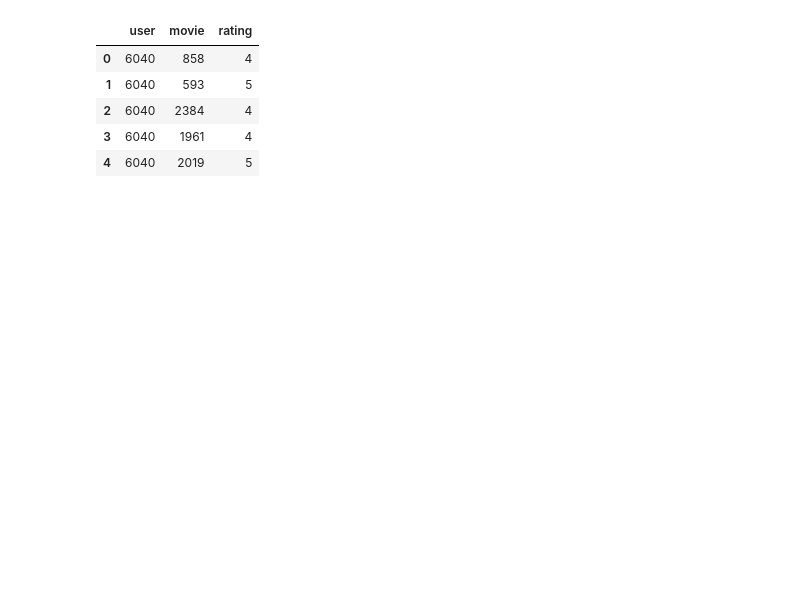
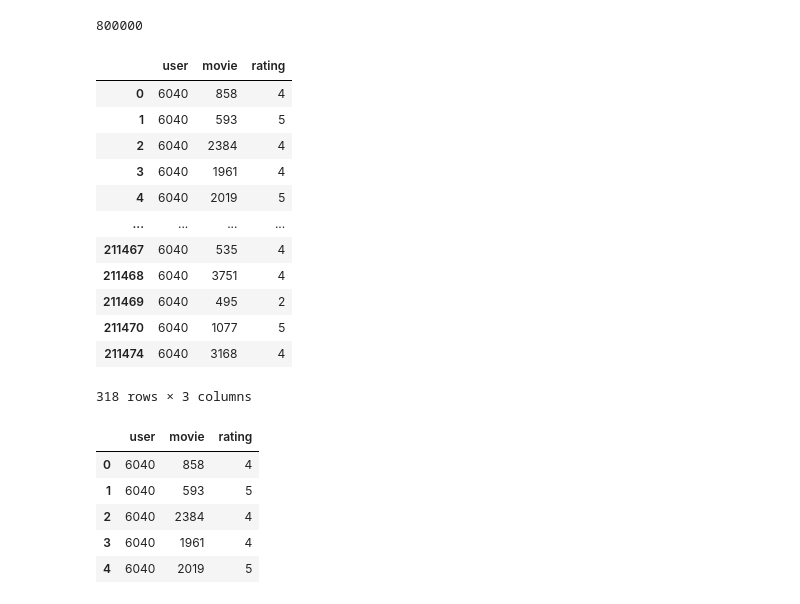
Before and after one commit to branlindsey/movie_recommender, a Jupyter notebook: spark_model.ipynb, the cells around one changed output. Saved outputs shown, nothing was run; the diff lists cells and outputs as text; code cells hidden in the pictures; blank space fills up the shorter version.

```diff
--- a/spark_model.ipynb
+++ b/spark_model.ipynb
@@ -9,6 +9,26 @@ import matplotlib.pyplot as plt
 %matplotlib inline
 # %%
 ratings = pd.read_csv('cleaned_data/ratings.csv')
+# %%
+len(ratings)
+# %% [output]
+800000
+# %%
+ratings.loc[ratings['user']==6040]
+# %% [output]
+|  | user | movie | rating |
+| 0 | 6040 | 858 | 4 |
+| 1 | 6040 | 593 | 5 |
+| 2 | 6040 | 2384 | 4 |
+| 3 | 6040 | 1961 | 4 |
+| 4 | 6040 | 2019 | 5 |
+| ... | ... | ... | ... |
+| 211467 | 6040 | 535 | 4 |
+| 211468 | 6040 | 3751 | 4 |
+| 211469 | 6040 | 495 | 2 |
+| 211470 | 6040 | 1077 | 5 |
+| 211474 | 6040 | 3168 | 4 |
+318 rows × 3 columns
 # %%
 ratings.head()
 # %% [output]
```
Also changed, not shown: parts of 20 cells of this notebook, 1 other file.
